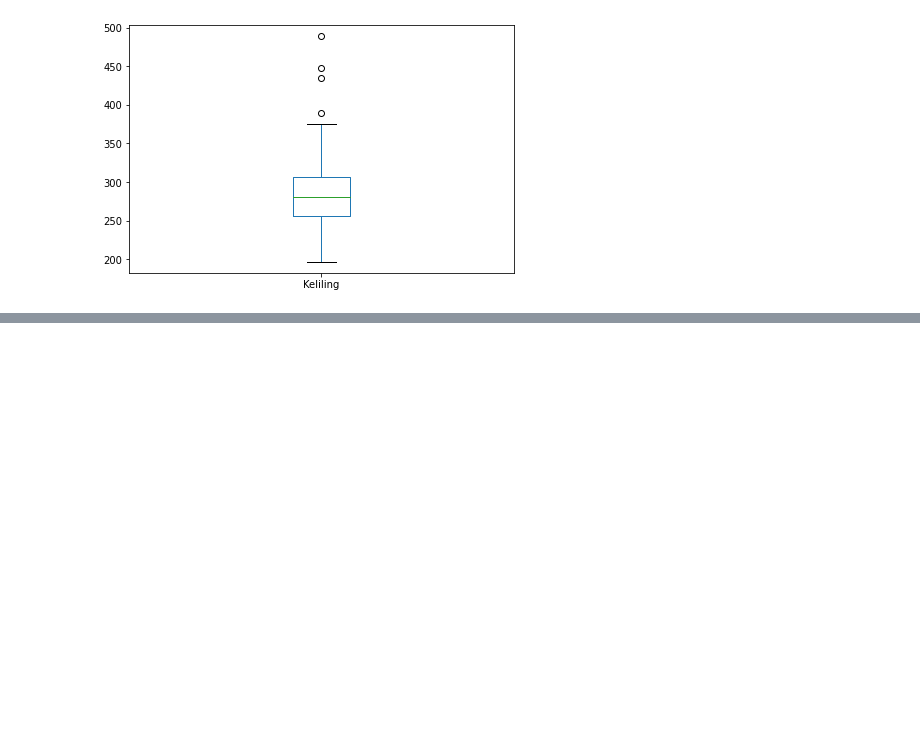
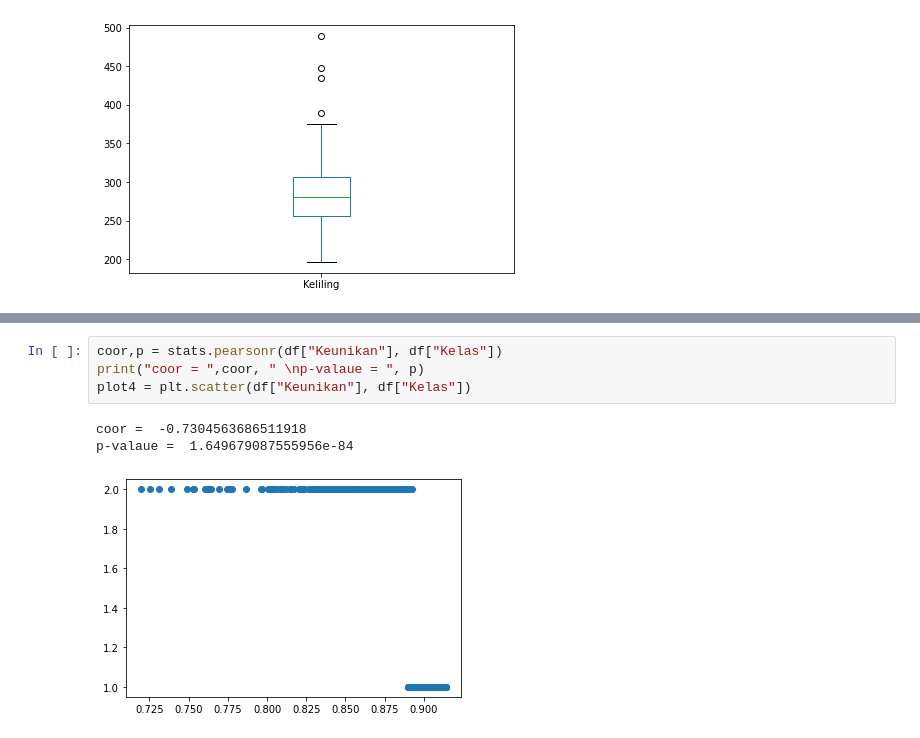
Before and after one commit to ronggurmahendra/TugasBesar_IF2220_Probstat, a Jupyter notebook: Tubes1.ipynb, the cells around one changed output, grey strips where cells are left out. Cells and saved outputs as stored; diff of their text form; blank space fills up the shorter version.

```diff
--- a/Tubes1.ipynb
+++ b/Tubes1.ipynb
@@ -1161,0 +1208,8 @@ Bagian awal kolom Diameter memiliki variansi yang sama dengan bagian akhirnya?
+# %%
+coor,p = stats.pearsonr(df["Keunikan"], df["Kelas"])
+print("coor = ",coor, " \np-valaue = ", p)
+plot4 = plt.scatter(df["Keunikan"], df["Kelas"])
+# %% [output]
+coor =  -0.7304563686511918
+p-valaue =  1.649679087555956e-84
+[figure, added]
```
Also changed, not shown: parts of 18 cells of this notebook.
